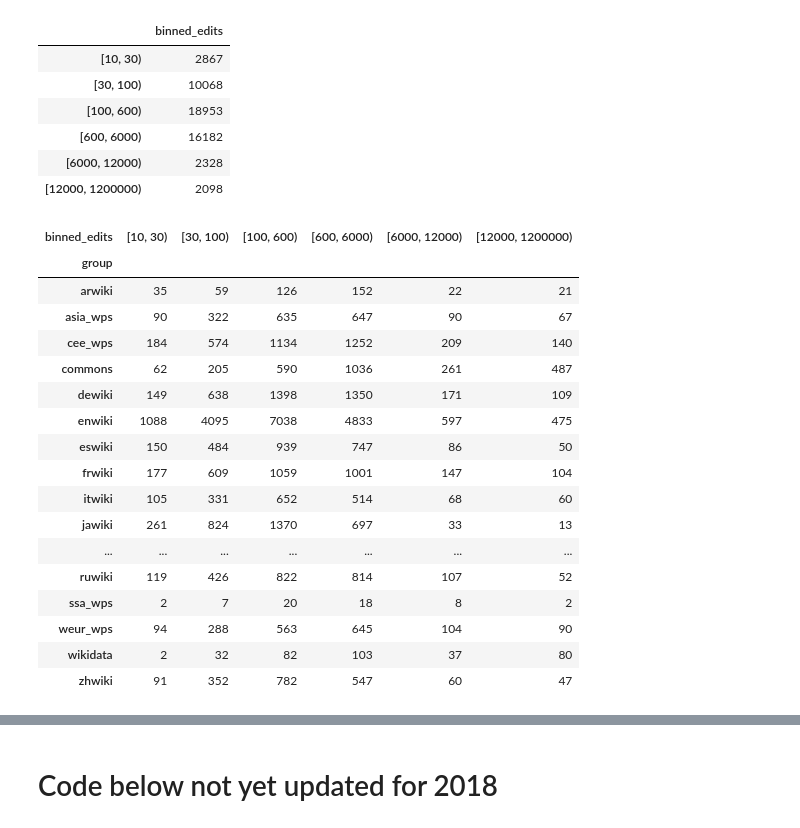
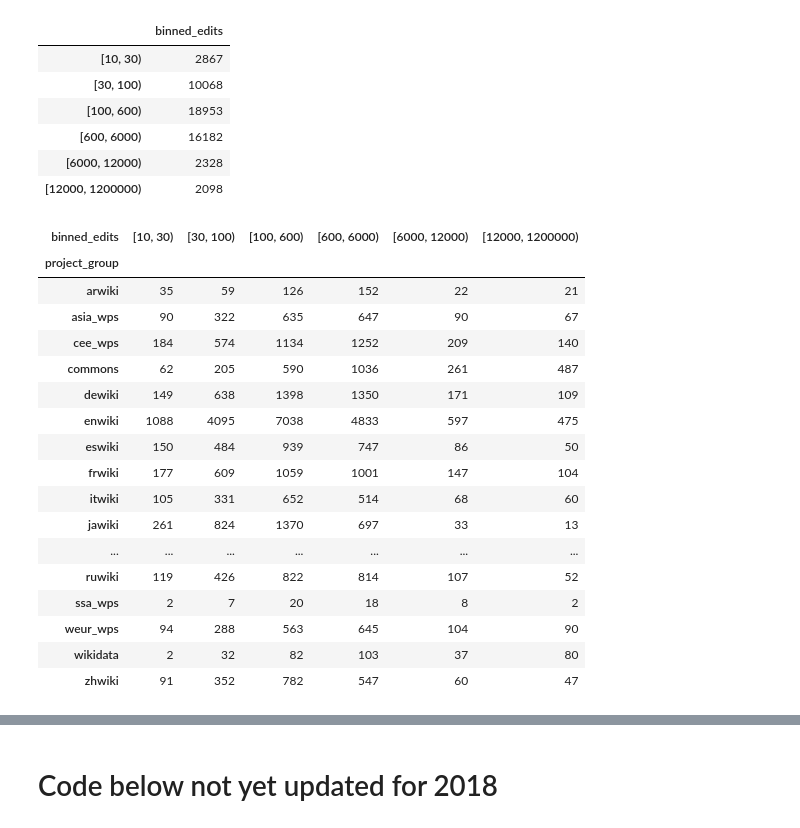
Before and after one commit to wikimedia-research/Community-Insights-sampling, a Jupyter notebook: sampling.ipynb, the cells around one changed output, grey strips where cells are left out. Cells and saved outputs as stored; diff of their text form; code cells hidden in the pictures.

```diff
--- a/sampling.ipynb
+++ b/sampling.ipynb
@@ -38,6 +38,6 @@ frame.head()
 | 4 | "quasi" tuttologo | itwiki | 115.0 | 1.0 | 3 | itwiki |
 # %%
 # Any project not in project-groups.tsv is in the "other" group
-frame["group"] = frame["group"].fillna("other")
+frame["project_group"] = frame["project_group"].fillna("other")
 # %%
 # Are all our users are in a group?
@@ -94,10 +94,10 @@ pd.DataFrame(frame["binned_edits"].value_counts(sort = False))
 | [6000, 12000) | 2328 |
 | [12000, 1200000) | 2098 |
 # %%
-frame.groupby(["group", "binned_edits"]).size().unstack()
+frame.groupby(["project_group", "binned_edits"]).size().unstack()
 # %% [output]
 | binned_edits | [10, 30) | [30, 100) | [100, 600) | [600, 6000) | [6000, 12000) | [12000, 1200000) |
-| group |  |  |  |  |  |  |
+| project_group |  |  |  |  |  |  |
 | arwiki | 35 | 59 | 126 | 152 | 22 | 21 |
 | asia_wps | 90 | 322 | 635 | 647 | 90 | 67 |
 | cee_wps | 184 | 574 | 1134 | 1252 | 209 | 140 |
```
Also changed, not shown: parts of 20 cells of this notebook.
